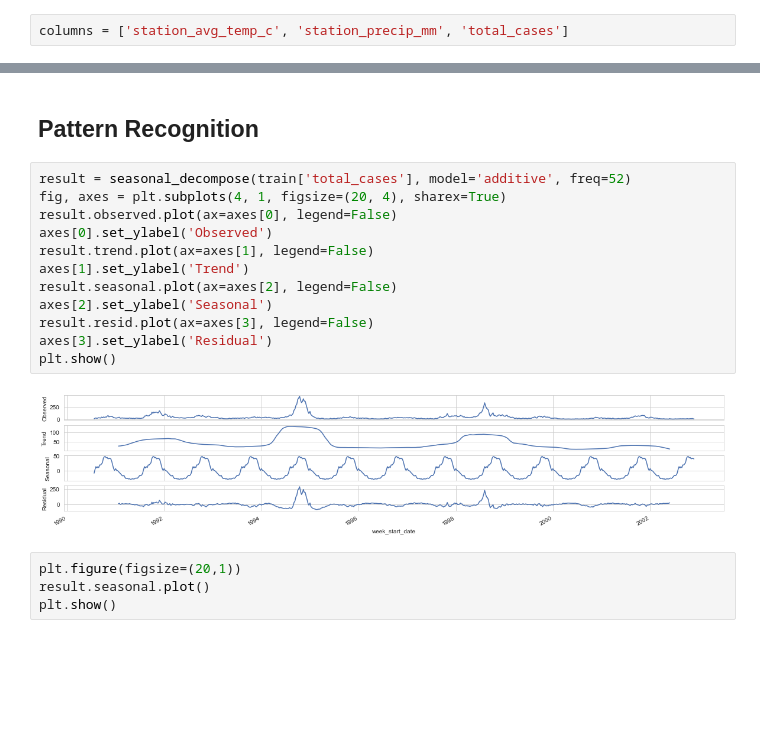
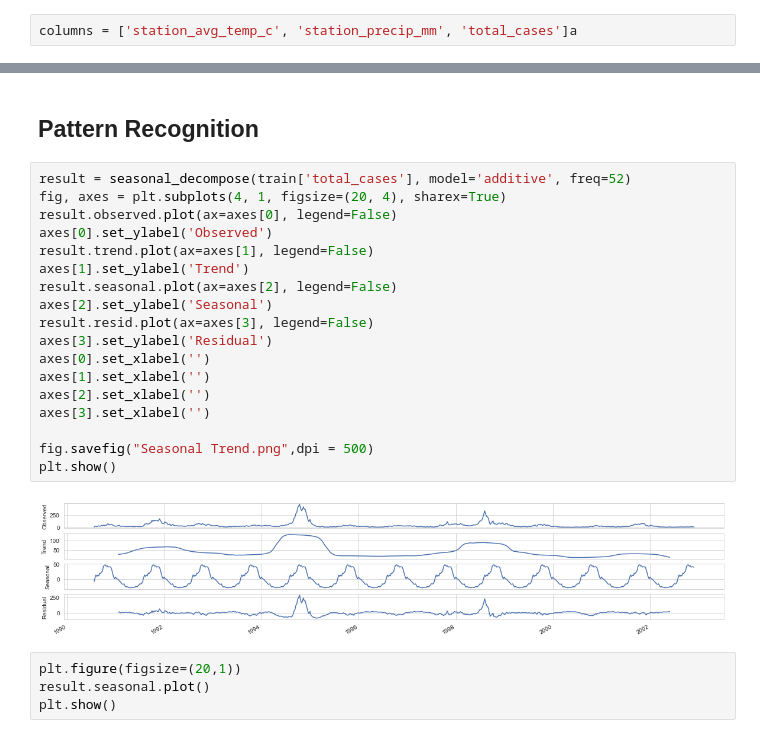
Before and after one commit to HironyHan/ELM_prediction, a Jupyter notebook: Ensemble Learning and MCMC method using for predicting disease spread.ipynb, the cells around one changed output, grey strips where cells are left out. Drawn from its saved outputs; the diff is of its cells as text; blank space fills up the shorter version.

```diff
--- a/Ensemble Learning and MCMC method using for predicting disease spread.ipynb
+++ b/Ensemble Learning and MCMC method using for predicting disease spread.ipynb
@@ -678,7 +681,7 @@ def create_lagged_vars(df, columns, lags):
 # %%
 lags = [1, 2, 4, 8, 12]
 # %%
-columns = ['station_avg_temp_c', 'station_precip_mm', 'total_cases']
+columns = ['station_avg_temp_c', 'station_precip_mm', 'total_cases']a
 # %%
 train = create_lagged_vars(train, columns, lags)
 # %% [output]
@@ -761,17 +764,23 @@ plt.show()
 # %%
 result = seasonal_decompose(train['total_cases'], model='additive', freq=52)
 fig, axes = plt.subplots(4, 1, figsize=(20, 4), sharex=True)
 result.observed.plot(ax=axes[0], legend=False)
 axes[0].set_ylabel('Observed')
 result.trend.plot(ax=axes[1], legend=False)
 axes[1].set_ylabel('Trend')
 result.seasonal.plot(ax=axes[2], legend=False)
 axes[2].set_ylabel('Seasonal')
 result.resid.plot(ax=axes[3], legend=False)
 axes[3].set_ylabel('Residual')
+axes[0].set_xlabel('')
+axes[1].set_xlabel('')
+axes[2].set_xlabel('')
+axes[3].set_xlabel('')
+
+fig.savefig("Seasonal Trend.png",dpi = 500)
 plt.show()
 # %% [output]
-[figure, old version]
+[figure, new version]
 # %%
 plt.figure(figsize=(20,1))
 result.seasonal.plot()
```
Also changed, not shown: parts of 34 cells of this notebook, 1 other file.
